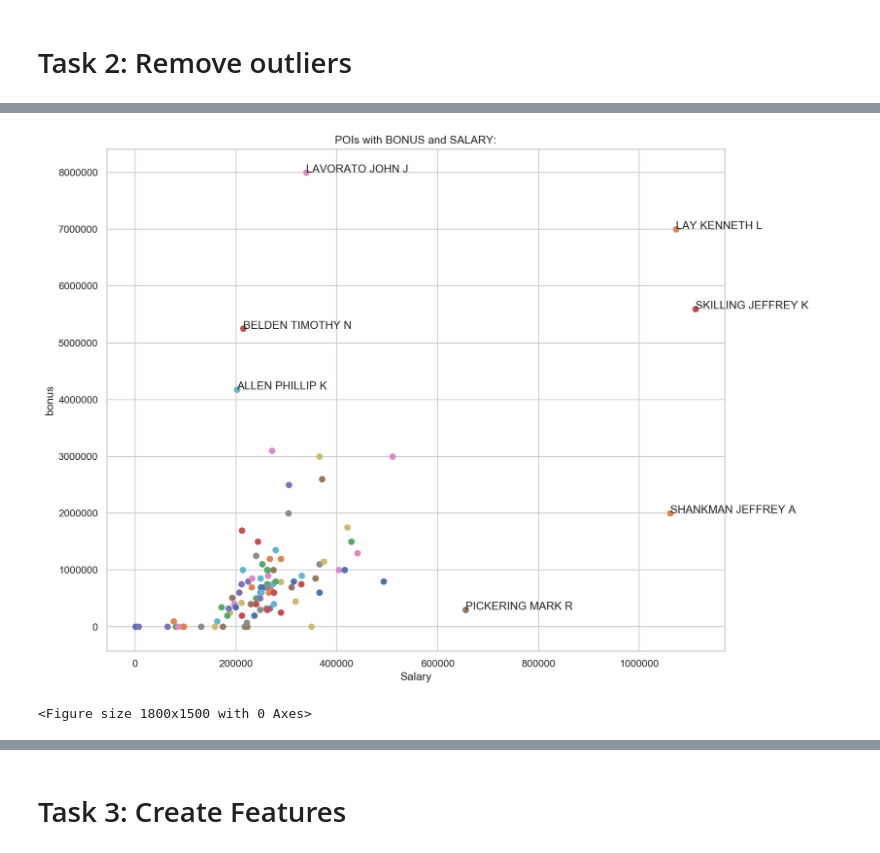
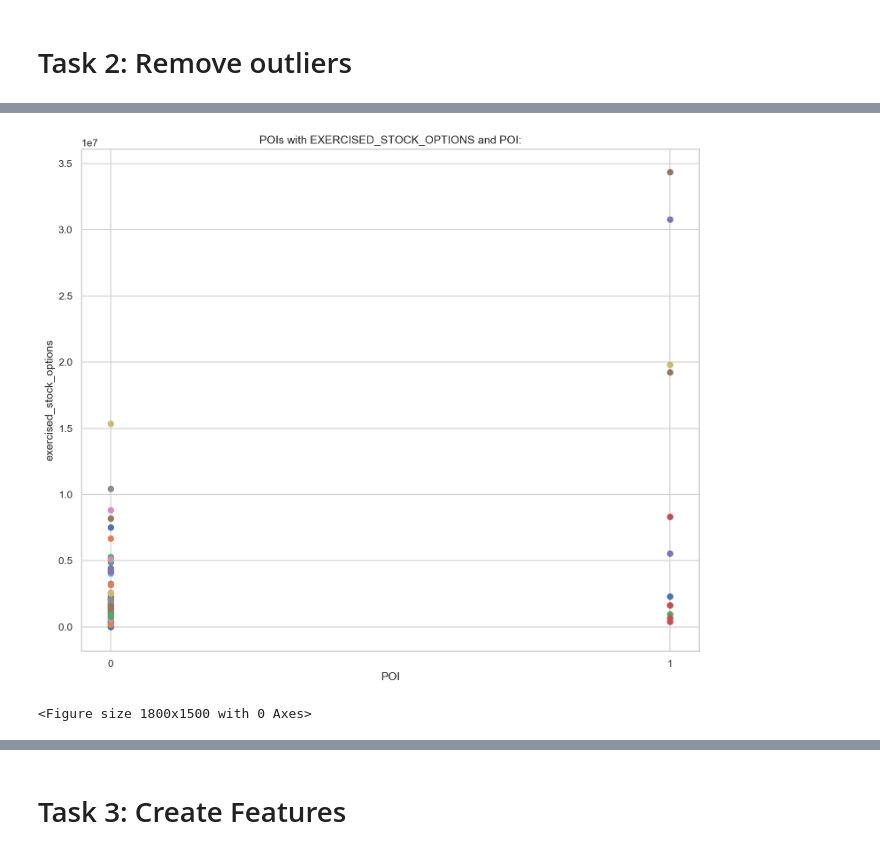
Before and after one commit to chrispaynes/enronML, a Jupyter notebook: enron_email_fraud/enron_email.ipynb, the cells around one changed output, grey strips where cells are left out. Cells and saved outputs as stored; diff of their text form; code cells hidden in the pictures.

```diff
--- a/enron_email_fraud/enron_email.ipynb
+++ b/enron_email_fraud/enron_email.ipynb
@@ -36,7 +39,8 @@ plt.rcParams['figure.dpi'] = 150
 with open("final_project_dataset.pkl", "r") as data_file:
     data_dict = pickle.load(data_file)
 
-discovery_df = pd.DataFrame(data_dict).transpose().apply(pd.to_numeric, errors='coerce')
+df = pd.DataFrame(data_dict).transpose().apply(pd.to_numeric, errors='coerce')
+discovery_df = df.copy()
 # %%
 discovery_df.shape
 # %% [output]
@@ -380,14 +496,24 @@ discovery_df[cols_with_values].var
+# %%
+features_list = [
+    "poi",
+    "bonus",
+    "exercised_stock_options",
+    "shared_receipt_with_poi",
+    "total_payments",
+#     "restricted_stock",
+#     "expenses"
+]  # You will need to use more features
 # %% [markdown]
 # Task 2: Remove outliers
 # %%
-df = pd.DataFrame(data_dict)
+# df = pd.DataFrame(data_dict)
 
 # remove the TOTAL key from the dict because it's an outlier in the data
 # TOTAL represents an aggregate value
 # 'THE TRAVEL AGENCY IN THE PARK' doesn't represent a person
-df.drop(['TOTAL', 'THE TRAVEL AGENCY IN THE PARK'], errors='ignore')
-df[df == 'NaN'] = np.NaN
-df = df.fillna(0)
+df = df.drop(['TOTAL', 'THE TRAVEL AGENCY IN THE PARK'], errors='ignore', axis=1)
+# df[df == 'NaN'] = np.NaN
+# df = df.fillna(0)
 
 numRows, numCols = df.shape
 # transpose the DF if the features are set as rows
@@ -395,4 +521,6 @@ if numRows < numCols:
     df = pd.DataFrame(df).transpose()
 
 df[features_list].head()
+
+# df.to_dict(orient='index')
 # %% [output]
@@ -460,7 +588,7 @@ def Draw(
     plt.savefig(name)
     plt.show()
 # %%
-def plotData(data_dict, features, xLabel, yLabel):
+def plotData(data_dict, features, xLabel, yLabel, markOutlier=True):
     data = featureFormat(data_dict, features=features)
     fig = plt.figure()
     ax = fig.add_subplot(111)
@@ -474,8 +602,11 @@ def plotData(data_dict, features, xLabel, yLabel):
         xZ, yZ = zScores[index]
         plt.scatter(x, y)
 
+        if features[0] == 'poi':
+            plt.xticks([0, 1])
+
         # annotate the data point if X or Y is greater than 2 Stdevs.
-        if xZ > 2 or yZ > 2:
+        if (yZ > 2) and markOutlier:
             # find the person associated with the data point
             poi_name = next((key for (key, value) in data_dict.items() if value.get(feature_x) == x or value.get(feature_y) == y), None)
 
@@ -489,5 +625,5 @@ def plotData(data_dict, features, xLabel, yLabel):
 # %%
-plotData(data_dict, features=["salary", features_list[2]], xLabel="Salary", yLabel=features_list[2])
+plotData(df.to_dict(orient='index'), features=["poi", features_list[2]], xLabel="POI", yLabel=features_list[2])
 # %% [output]
-[figure, old version]
+[figure, new version]
 <Figure size 1800x1500 with 0 Axes>
```
Also changed, not shown: parts of 66 cells of this notebook.
